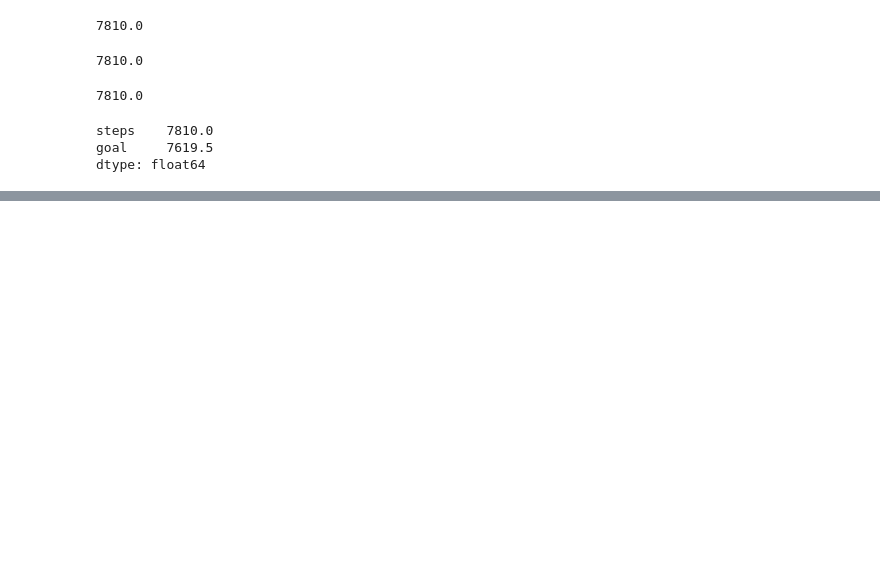
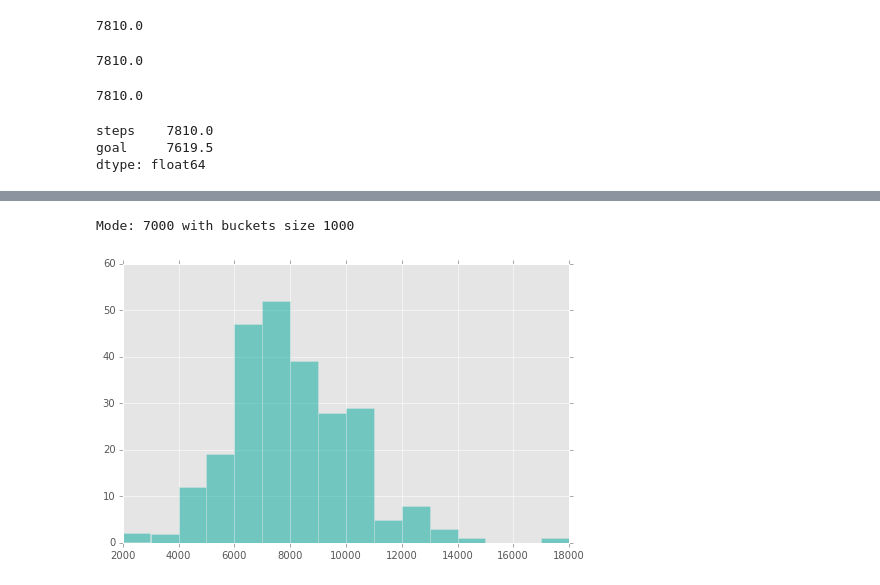
Before and after one commit to leonvanbokhorst/NoteBooks-Statistics-and-MachineLearning, a Jupyter notebook: 0007 Mean, Median and Mode with Garmin Vivofit Data.ipynb, the cells around one changed output, grey strips where cells are left out. Cells and saved outputs as stored; diff of their text form; code cells hidden in the pictures; blank space fills up the shorter version.

```diff
--- a/0007 Mean, Median and Mode with Garmin Vivofit Data.ipynb
+++ b/0007 Mean, Median and Mode with Garmin Vivofit Data.ipynb
@@ -115,0 +117,16 @@ dtype: float64
+# %%
+# Let's create a lambda that assigns a bucket of size 1000 steps
+# to each of the step count in the data set
+bucket_size = 1000
+bucket_calculator = lambda x: int(x) / bucket_size * bucket_size
+
+data['bucket'] = data.steps.apply(bucket_calculator)
+bucket_min = data.bucket.min()
+bucket_max = data.bucket.max()
+bins = (bucket_max-bucket_min)/bucket_size
+
+data.bucket.hist(color='#00A99D', alpha=.5, bins=bins, figsize=(8,5))
+print 'Mode:', data.groupby('bucket').steps.count().idxmax(), 'with buckets size', bucket_size
+# %% [output]
+Mode: 7000 with buckets size 1000
+[figure, added]
```
Also changed, not shown: parts of 6 cells of this notebook.
